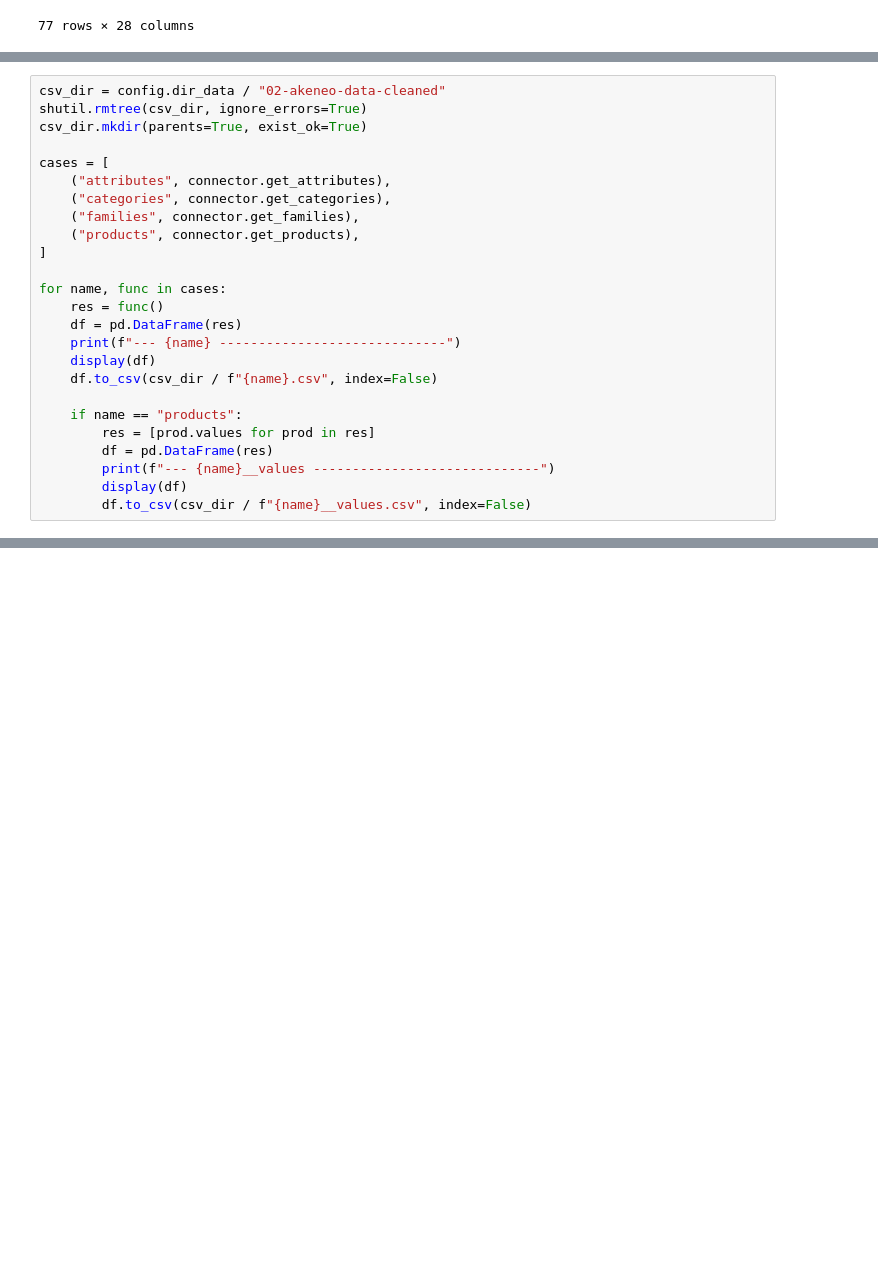
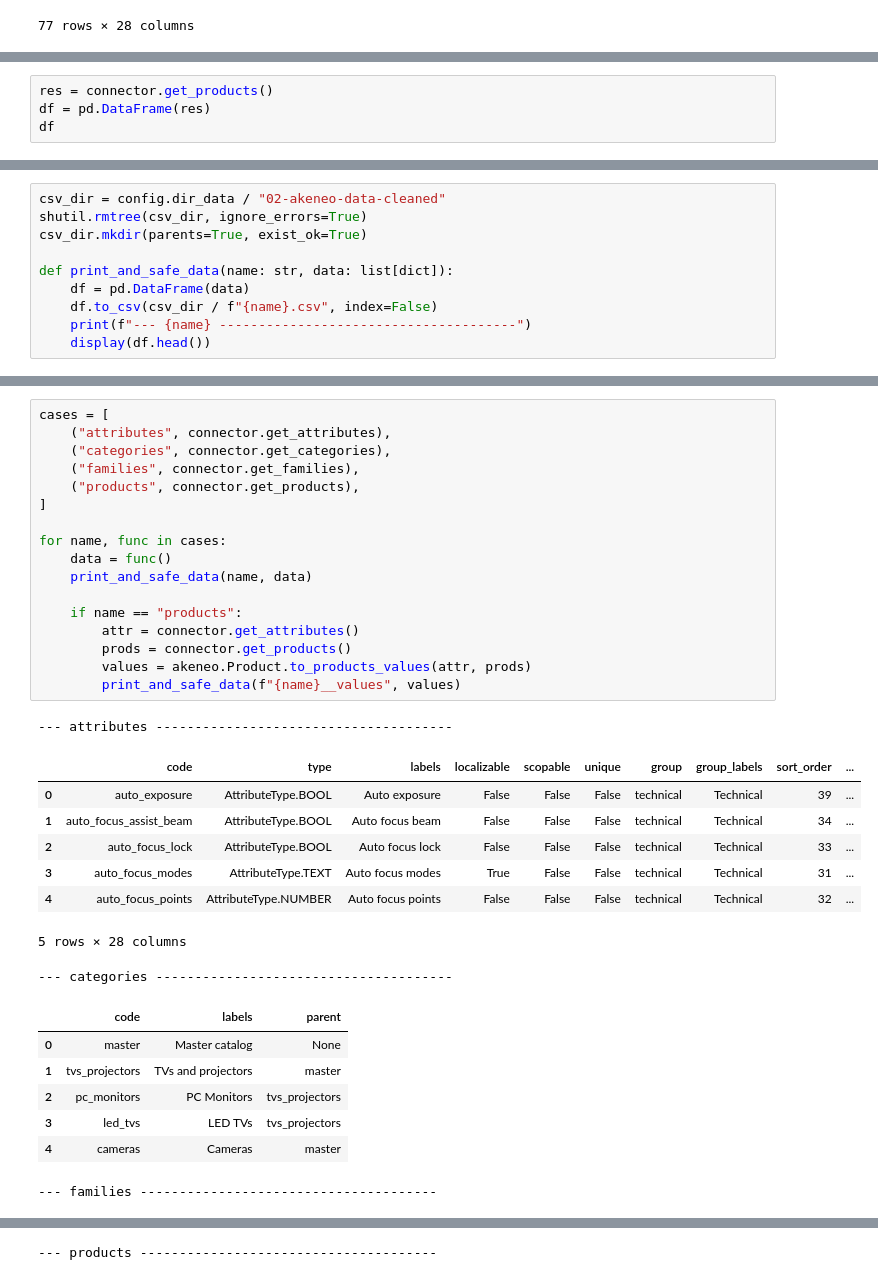
Before and after one commit to hd-code/ma-product-clustering, a Jupyter notebook: cluster-analysis/notebooks/02-akeneo-data-cleaned.ipynb, the cells around one changed output, grey strips where cells are left out. Saved outputs shown, nothing was run; the diff lists cells and outputs as text; blank space fills up the shorter version.

```diff
--- a/cluster-analysis/notebooks/02-akeneo-data-cleaned.ipynb
+++ b/cluster-analysis/notebooks/02-akeneo-data-cleaned.ipynb
@@ -91,0 +110,4 @@ df
+# %%
+res = connector.get_products()
+df = pd.DataFrame(res)
+df
@@ -94,23 +134,8 @@ csv_dir = config.dir_data / "02-akeneo-data-cleaned"
 shutil.rmtree(csv_dir, ignore_errors=True)
 csv_dir.mkdir(parents=True, exist_ok=True)
 
-cases = [
-    ("attributes", connector.get_attributes),
-    ("categories", connector.get_categories),
-    ("families", connector.get_families),
-    ("products", connector.get_products),
-]
-
-for name, func in cases:
-    res = func()
-    df = pd.DataFrame(res)
-    print(f"--- {name} -----------------------------")
-    display(df)
+def print_and_safe_data(name: str, data: list[dict]):
+    df = pd.DataFrame(data)
     df.to_csv(csv_dir / f"{name}.csv", index=False)
-
-    if name == "products":
-        res = [prod.values for prod in res]
-        df = pd.DataFrame(res)
-        print(f"--- {name}__values -----------------------------")
-        display(df)
-        df.to_csv(csv_dir / f"{name}__values.csv", index=False)
+    print(f"--- {name} --------------------------------------")
+    display(df.head())
@@ -192,0 +142,34 @@ for name, func in cases:
+# %%
+cases = [
+    ("attributes", connector.get_attributes),
+    ("categories", connector.get_categories),
+    ("families", connector.get_families),
+    ("products", connector.get_products),
+]
+
+for name, func in cases:
+    data = func()
+    print_and_safe_data(name, data)
+
+    if name == "products":
+        attr = connector.get_attributes()
+        prods = connector.get_products()
+        values = akeneo.Product.to_products_values(attr, prods)
+        print_and_safe_data(f"{name}__values", values)
+# %% [output]
+--- attributes --------------------------------------
+|  | code | type | labels | localizable | scopable | unique | group | group_labels | sort_order | ... |
+| 0 | auto_exposure | AttributeType.BOOL | Auto exposure | False | False | False | technical | Technical | 39 | ... |
+| 1 | auto_focus_assist_beam | AttributeType.BOOL | Auto focus beam | False | False | False | technical | Technical | 34 | ... |
+| 2 | auto_focus_lock | AttributeType.BOOL | Auto focus lock | False | False | False | technical | Technical | 33 | ... |
+| 3 | auto_focus_modes | AttributeType.TEXT | Auto focus modes | True | False | False | technical | Technical | 31 | ... |
+| 4 | auto_focus_points | AttributeType.NUMBER | Auto focus points | False | False | False | technical | Technical | 32 | ... |
+5 rows × 28 columns
+--- categories --------------------------------------
+|  | code | labels | parent |
+| 0 | master | Master catalog | None |
+| 1 | tvs_projectors | TVs and projectors | master |
+| 2 | pc_monitors | PC Monitors | tvs_projectors |
+| 3 | led_tvs | LED TVs | tvs_projectors |
+| 4 | cameras | Cameras | master |
+--- families --------------------------------------
@@ -192,0 +182 @@ for name, func in cases:
+--- products --------------------------------------
```
Also changed, not shown: parts of 9 cells of this notebook, 13 other files.
